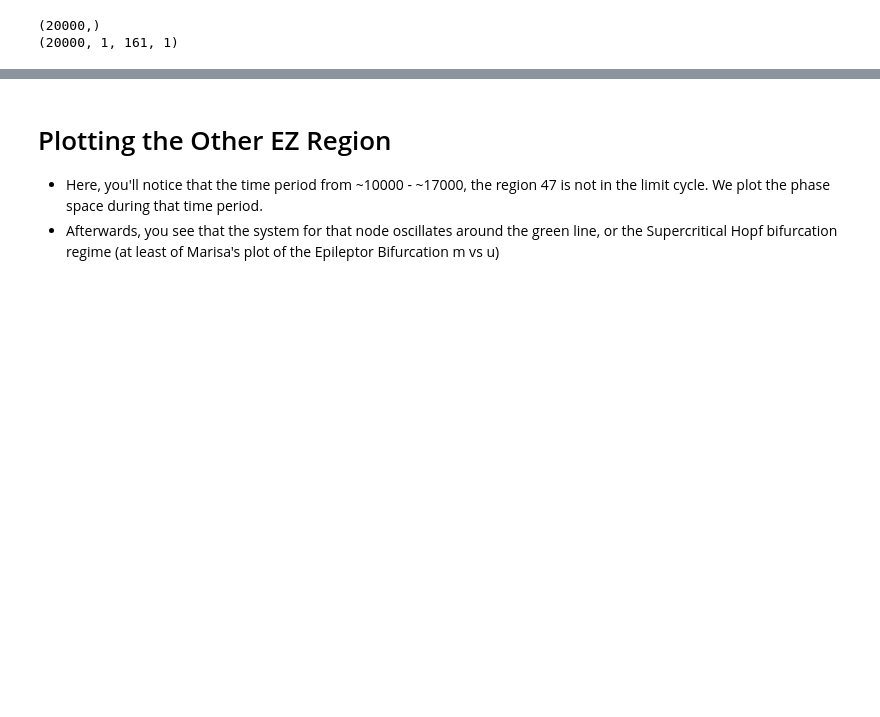
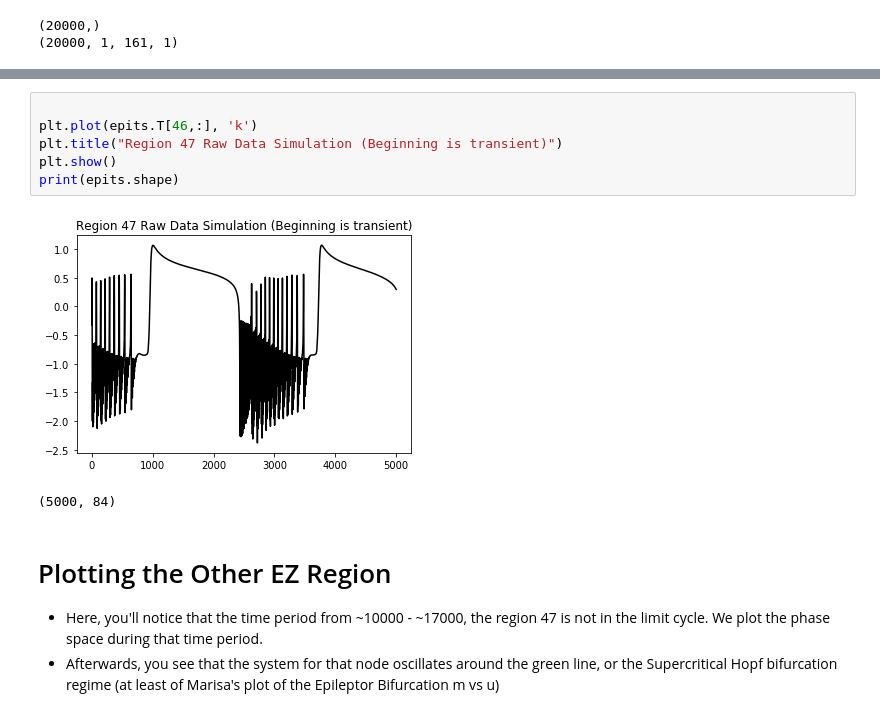
Before and after one commit to adam2392/tng_tvb, a Jupyter notebook: tvbsim/notebooks/0.1-Simulation_For_Showing_FreqAmplitude_Epileptor6D.ipynb, the cells around one changed output, grey strips where cells are left out. Saved outputs shown, nothing was run; the diff lists cells and outputs as text; blank space fills up the shorter version.

```diff
--- a/tvbsim/notebooks/0.1-Simulation_For_Showing_FreqAmplitude_Epileptor6D.ipynb
+++ b/tvbsim/notebooks/0.1-Simulation_For_Showing_FreqAmplitude_Epileptor6D.ipynb
@@ -314,3 +320,12 @@ Text(0,0.5,'m')
+# %%
+
+plt.plot(epits.T[46,:], 'k')
+plt.title("Region 47 Raw Data Simulation (Beginning is transient)")
+plt.show()
+print(epits.shape)
+# %% [output]
+[figure, added]
+(5000, 84)
 # %% [markdown]
 # Plotting the Other EZ Region
 
```
Also changed, not shown: parts of 11 cells of this notebook, 7 other files.
